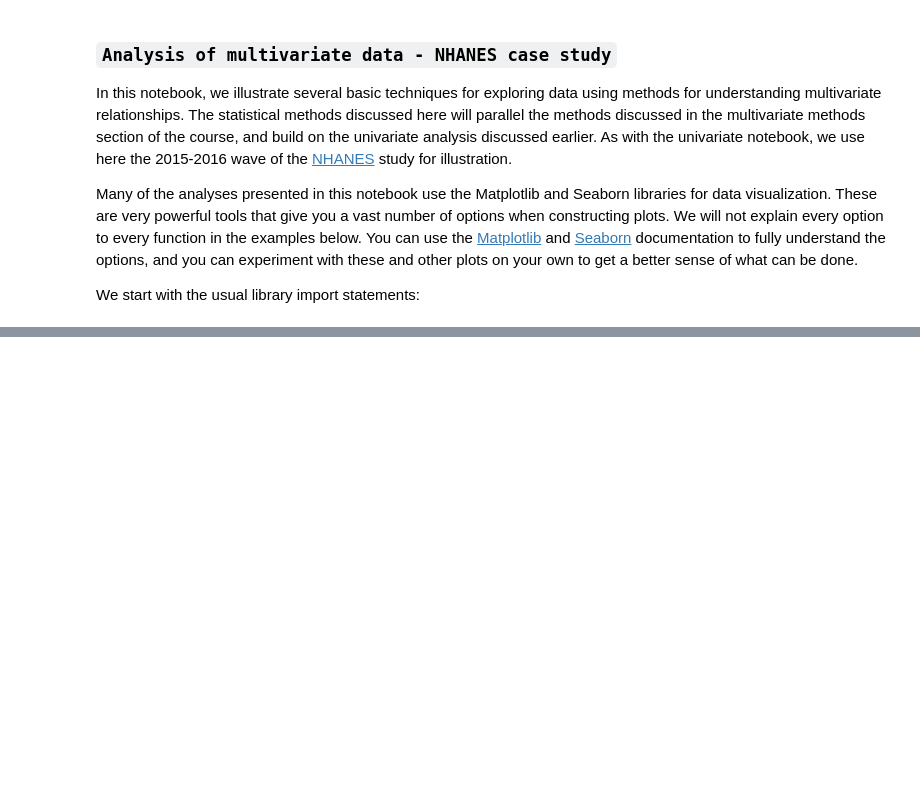
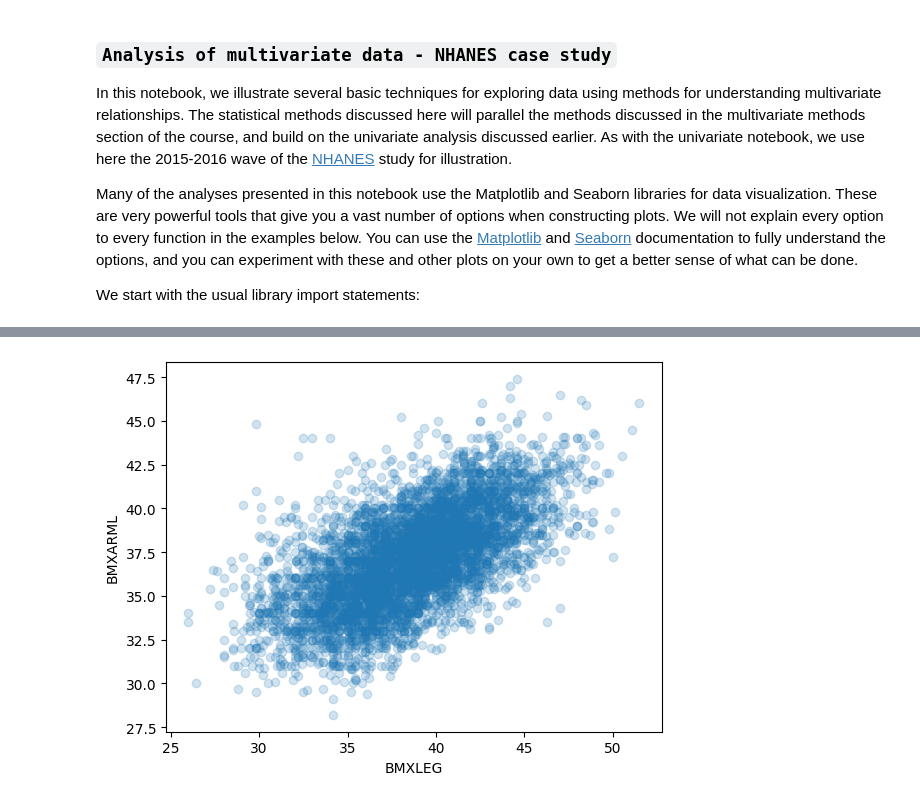
Before and after one commit to tauantorres/understanding-and-visualizing-data-with-python, a Jupyter notebook: week-3-pt-04.ipynb, the cells around one changed output, grey strips where cells are left out. Saved outputs shown, nothing was run; the diff lists cells and outputs as text; code cells hidden in the pictures; blank space fills up the shorter version.

```diff
--- a/week-3-pt-04.ipynb
+++ b/week-3-pt-04.ipynb
@@ -15,0 +18,3 @@ from scipy import stats
+# %%
+path = 'data/nhanes-2015-2016.csv'
+da = pd.read_csv(path)
@@ -15,0 +29,4 @@ from scipy import stats
+# %%
+sns.regplot(x="BMXLEG", y="BMXARML", data=da, fit_reg=False, scatter_kws={"alpha": 0.2});
+# %% [output]
+[figure, added]
```
Also changed, not shown: parts of 30 cells of this notebook, 1 other file.
